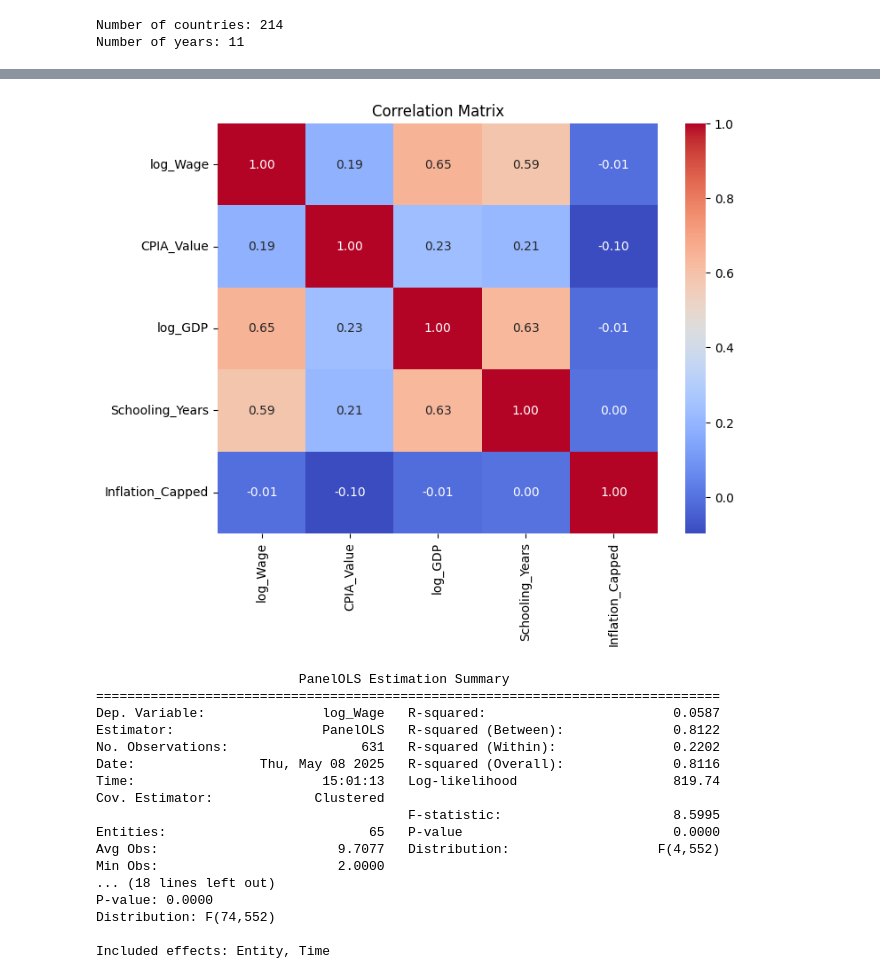
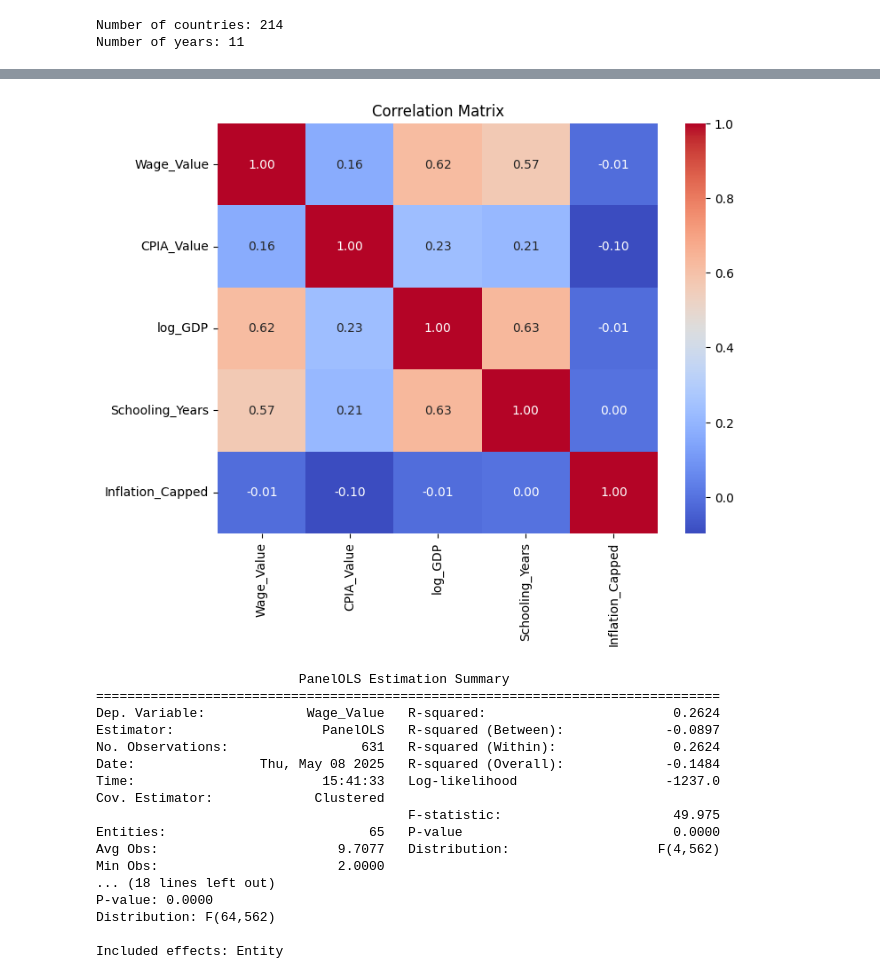
Before and after one commit to Data-Science-Public-Policy/graspp_2025_spring, a Jupyter notebook: notebooks/assignment_individual/HW1/HW1_RamadhaniFauziah.ipynb, the cells around one changed output, grey strips where cells are left out. Drawn from its saved outputs; the diff is of its cells as text; code cells hidden in the pictures.

```diff
--- a/notebooks/assignment_individual/HW1/HW1_RamadhaniFauziah.ipynb
+++ b/notebooks/assignment_individual/HW1/HW1_RamadhaniFauziah.ipynb
@@ -282,9 +282,6 @@ df_merged = df_merged[df_merged["Country Name"] != "World"]
 
 # GDP Transforming (because the original data is heavily right-skewed)
 df_merged["log_GDP"] = np.log(df_merged["GDP_per_capita"])
-
-# Wage Transforming (just to try maybe it willl give me better end result)
-df_merged["log_Wage"] = np.log(df_merged["Wage_Value"])
 
 # Inflation Outliers Handling (because the original data have countries with hyper inflation)
 df_merged["Inflation_Capped"] = df_merged["Inflation"].clip(upper=50)
@@ -352,36 +349,32 @@ for var in variables:
 # %%
 ## CHECKING THE CORRELATION MATRIX
 import seaborn as sns
 import matplotlib.pyplot as plt
 
 # Subset for numeric variables only
-correlation_vars = ['log_Wage', 'CPIA_Value', 'log_GDP', 'Schooling_Years', 'Inflation_Capped']
+correlation_vars = ['Wage_Value', 'CPIA_Value', 'log_GDP', 'Schooling_Years', 'Inflation_Capped']
 
 # Compute correlation matrix
 corr_matrix = df_merged[correlation_vars].corr()
 
 # Plot heatmap
 plt.figure(figsize=(8, 6))
 sns.heatmap(corr_matrix, annot=True, cmap="coolwarm", fmt=".2f")
 plt.title("Correlation Matrix")
 plt.show()
 # %% [output]
-[figure, old version]
+[figure, new version]
 # %%
 ## FIXED EFFECTS REGRESSION
-
 from linearmodels.panel import PanelOLS
 import statsmodels.api as sm
 
-# Make sure panel index is set correctly
-df_merged = df_merged.set_index(["Country Name", "Year"])
-
 # Define model variables
-y = df_merged["log_Wage"]
+y = df_merged["Wage_Value"]  # or df_merged["log_Wage"] if you transformed
 X = df_merged[["CPIA_Value", "log_GDP", "Schooling_Years", "Inflation_Capped"]]
 
 # Estimate the Fixed Effects model
-model_fe = PanelOLS(y, X, entity_effects=True, time_effects=True)
+model_fe = PanelOLS(y, X, entity_effects=True)
 results_fe = model_fe.fit(cov_type="clustered", cluster_entity=True)
 
 # Show results
@@ -389,18 +382,18 @@ print(results_fe.summary)
 # %% [output]
                           PanelOLS Estimation Summary
 ================================================================================
-Dep. Variable:               log_Wage   R-squared:                        0.0587
-Estimator:                   PanelOLS   R-squared (Between):              0.8122
-No. Observations:                 631   R-squared (Within):               0.2202
-Date:                Thu, May 08 2025   R-squared (Overall):              0.8116
-Time:                        15:01:13   Log-likelihood                    819.74
+Dep. Variable:             Wage_Value   R-squared:                        0.2624
+Estimator:                   PanelOLS   R-squared (Between):             -0.0897
+No. Observations:                 631   R-squared (Within):               0.2624
+Date:                Thu, May 08 2025   R-squared (Overall):             -0.1484
+Time:                        15:41:33   Log-likelihood                   -1237.0
 Cov. Estimator:             Clustered
-                                        F-statistic:                      8.5995
+                                        F-statistic:                      49.975
 Entities:                          65   P-value                           0.0000
-Avg Obs:                       9.7077   Distribution:                   F(4,552)
+Avg Obs:                       9.7077   Distribution:                   F(4,562)
 Min Obs:                       2.0000
 ... (18 lines left out)
 P-value: 0.0000
-Distribution: F(74,552)
+Distribution: F(64,562)
 
-Included effects: Entity, Time
+Included effects: Entity
```
Also changed, not shown: parts of 3 cells of this notebook, 12 other files.
